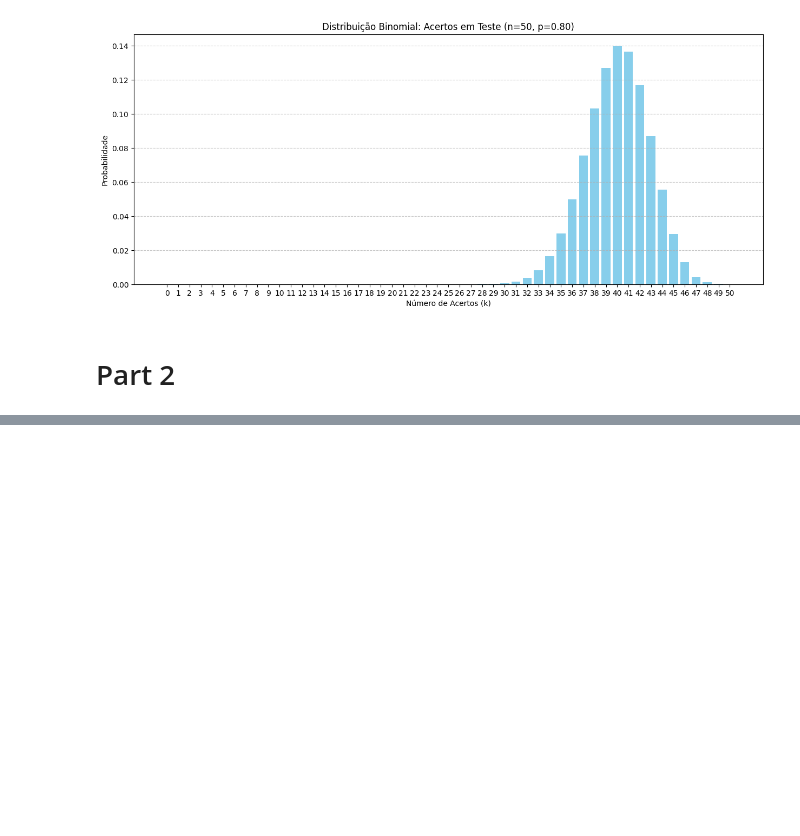
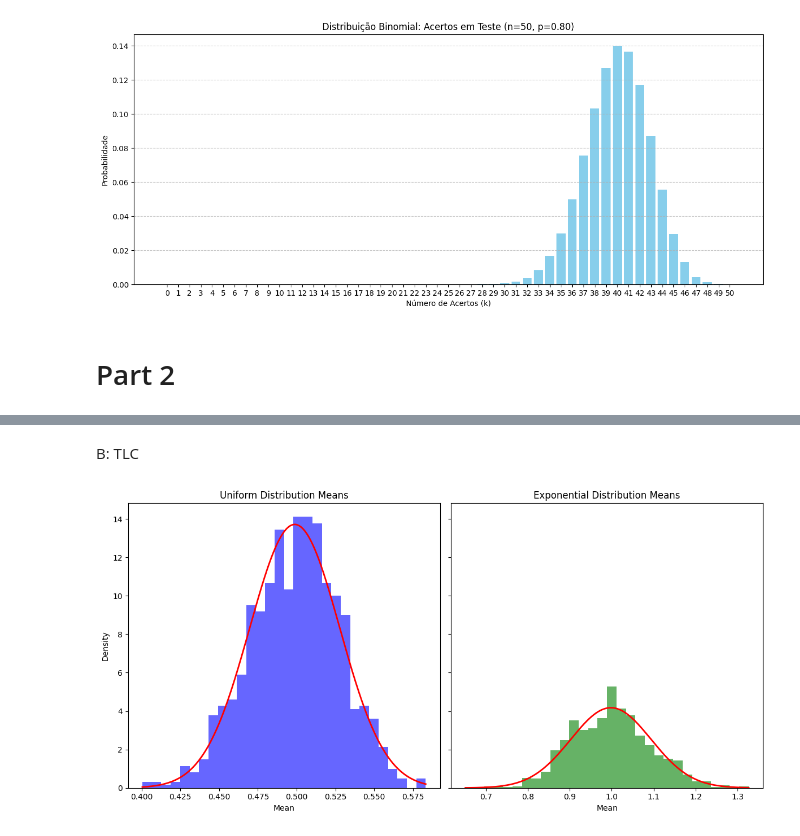
Before and after one commit to dssalim/Topicos_SI_IA, a Jupyter notebook: Atividade_SI_Estatistica_LLMS.ipynb, the cells around one changed output, grey strips where cells are left out. Cells and saved outputs as stored; diff of their text form; code cells hidden in the pictures; blank space fills up the shorter version.

```diff
--- a/Atividade_SI_Estatistica_LLMS.ipynb
+++ b/Atividade_SI_Estatistica_LLMS.ipynb
@@ -169,0 +218,37 @@ plt.show()
+# %% [markdown]
+B: TLC
+# %%
+# Parameters
+n_samples = 1000  # Number of samples to draw
+sample_size = 100  # Size of each sample
+
+# Uniform Distribution
+uniform_means = [np.mean(np.random.uniform(0, 1, sample_size)) for _ in range(n_samples)]
+
+# Exponential Distribution
+exponential_means = [np.mean(np.random.exponential(1, sample_size)) for _ in range(n_samples)]
+
+# Plotting
+fig, axes = plt.subplots(1, 2, figsize=(12, 6), sharey=True)
+
+# Uniform Distribution Plot
+axes[0].hist(uniform_means, bins=30, density=True, alpha=0.6, color='blue')
+mu_uniform, sigma_uniform = np.mean(uniform_means), np.std(uniform_means)
+x_uniform = np.linspace(min(uniform_means), max(uniform_means), 1000)
+axes[0].plot(x_uniform, stats.norm.pdf(x_uniform, mu_uniform, sigma_uniform), 'r-', lw=2)
+axes[0].set_title('Uniform Distribution Means')
+axes[0].set_xlabel('Mean')
+axes[0].set_ylabel('Density')
+
+# Exponential Distribution Plot
+axes[1].hist(exponential_means, bins=30, density=True, alpha=0.6, color='green')
+mu_exp, sigma_exp = np.mean(exponential_means), np.std(exponential_means)
+x_exp = np.linspace(min(exponential_means), max(exponential_means), 1000)
+axes[1].plot(x_exp, stats.norm.pdf(x_exp, mu_exp, sigma_exp), 'r-', lw=2)
+axes[1].set_title('Exponential Distribution Means')
+axes[1].set_xlabel('Mean')
+
+plt.tight_layout()
+plt.show()
+# %% [output]
+[figure, added]
```
Also changed, not shown: parts of 8 cells of this notebook.
